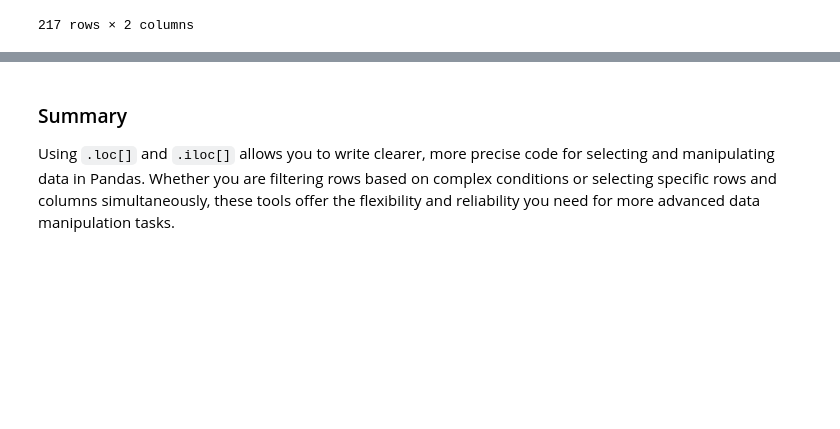
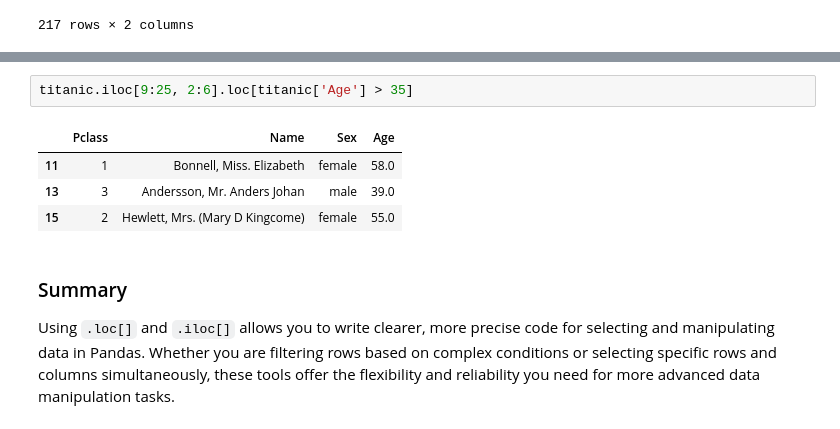
Before and after one commit to KUBDatalab/python, a Jupyter notebook: _sources/docs/pandas/03_pandas_subsets.ipynb, the cells around one changed output, grey strips where cells are left out. Drawn from its saved outputs; the diff is of its cells as text; blank space fills up the shorter version.

```diff
--- a/_sources/docs/pandas/03_pandas_subsets.ipynb
+++ b/_sources/docs/pandas/03_pandas_subsets.ipynb
@@ -380,3 +391,10 @@ titanic.loc[titanic['Age'] > 35, ['Name', 'Pclass']]
+# %%
+titanic.iloc[9:25, 2:6].loc[titanic['Age'] > 35]
+# %% [output]
+|  | Pclass | Name | Sex | Age |
+| 11 | 1 | Bonnell, Miss. Elizabeth | female | 58.0 |
+| 13 | 3 | Andersson, Mr. Anders Johan | male | 39.0 |
+| 15 | 2 | Hewlett, Mrs. (Mary D Kingcome) | female | 55.0 |
 # %% [markdown]
 ### Summary
 
```
Also changed, not shown: parts of 2 cells of this notebook, 9 other files.
